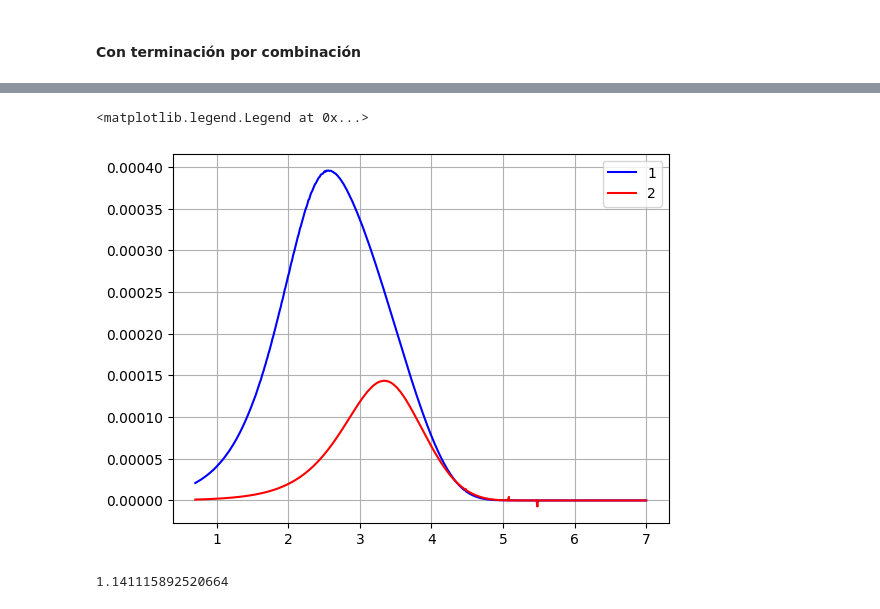
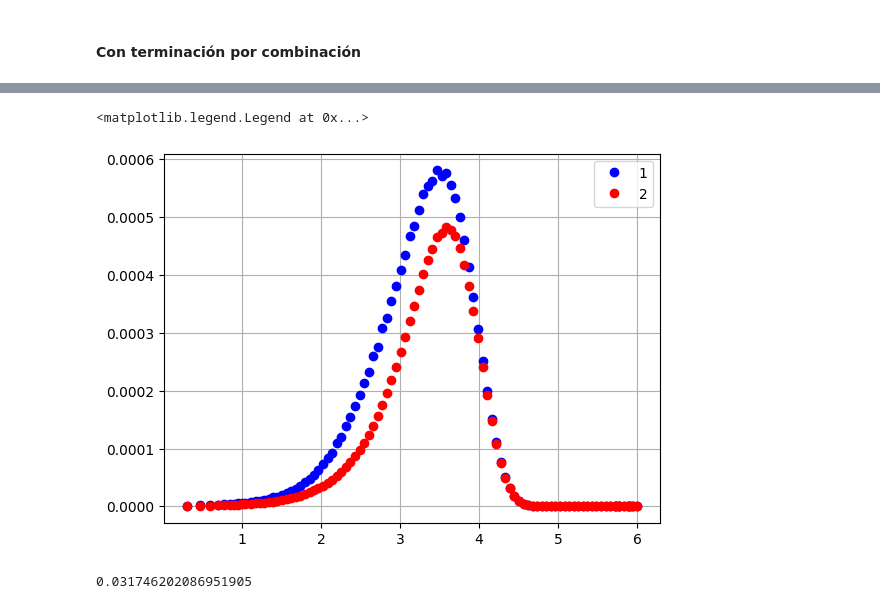
Before and after one commit to NicolasHeredia/KR_method, a Jupyter notebook: kr_second_test.ipynb, the cells around one changed output, grey strips where cells are left out. Saved outputs shown, nothing was run; the diff lists cells and outputs as text; code cells hidden in the pictures.

```diff
--- a/kr_second_test.ipynb
+++ b/kr_second_test.ipynb
@@ -164,3 +38,5 @@ for key in bi_dict:
+# %%
+ai_dict, bi_dict = ab_fraction(n)
 # %% [markdown]
 #### Con terminación por combinación
 # %%
@@ -173,8 +49,8 @@ def balances_KR(t, y):
     mu_0 = y[2]
     mu_1 = y[3]
     mu_2 = y[4]
-    Nrd = y[5:405]  # Radicales
-    Npd = y[405:805]  # Polímeros
+    Nrd = y[5:105]  # Radicales
+    Npd = y[105:205]  # Polímeros
 
     # Cálculo de momentos de los radicales
     L0 = lambda_0(I)
@@ -217,37 +93,34 @@ def balances_KR(t, y):
 
         # Solo calcular si hay datos en ai_idx
         if ai_idx is not None and len(ai_idx) > 0:
-            idx_0 = np.array(ai_idx[:, 0], dtype=int)  # Convertir la primera columna a int
-            idx_1 = np.array(ai_idx[:, 1], dtype=int)  # Convertir la segunda columna a int
-            coef = ai_idx[:, 2]  # La tercera columna sigue siendo flotante
+            ai_idx = np.array(ai_idx)  # Convertir a array solo una vez
+            idx_0, idx_1 = ai_idx[:, :2].astype(int).T  # Extraer y convertir las dos primeras columnas a int
+            coef = ai_idx[:, 2]  # La tercera columna sigue como flotante
 
             suma_1 = np.sum(coef * Nrd[idx_0] * Nrd[idx_1])
 
 
         # Solo calcular si hay datos en bi_idx
         if bi_idx is not None and len(bi_idx) > 0:
-            idx_0 = np.array(bi_idx[:, 0], dtype=int)  # Convertir la primera columna a int
-            idx_1 = np.array(bi_idx[:, 1], dtype=int)  # Convertir la segunda columna a int
-            coef = bi_idx[:, 2]  # La tercera columna sigue siendo flotante
+            bi_idx = np.array(bi_idx)  # Convertir a array solo una vez
+            idx_0, idx_1 = bi_idx[:, :2].astype(int).T  # Extraer y convertir las dos primeras columnas a int
+            coef = bi_idx[:, 2]  # La tercera columna sigue como flotante
 
             suma_2 = np.sum(coef * Nrd[idx_0] * Nrd[idx_1])
 
         # Ecuación diferencial
         dNpdt[idx] = (- kfp * L0 * n[idx] * Npd[idx]
                     + (kfm * M + ktd * L0 + kfp * mu_1) * Nrd[idx]
-                    + (ktc / 2) * (suma_1 + suma_2))
-
-    print(f"t = {t:.2f} y X = {(M0 - M) / M0:2f}")
-    print(f"mu1 = {mu_1:.2f}")
+                    + (ktc/2) * (suma_1 + suma_2))
 
     # Concatenación de derivadas
     return np.concatenate(([dIdt, dMdt, dmu_0dt, dmu_1dt, dmu_2dt], dNrdt, dNpdt))
 # %%
-y0 = np.zeros(805)
+y0 = np.zeros(205)
 y0[0] = I0
 y0[1] = M0
 
-time = [0, 3500]
+time = [0, 7500]
 t_get = [100, 1000, 3500, 10000, 15000, 40000, 60000, 71100, 90000]
 # %%
 sol = solve_ivp(
@@ -256,6 +129,6 @@ sol = solve_ivp(
       y0,
       #t_eval=t_get,
       method='LSODA',
-      #rtol=1e-04,
-      #atol=1e-06,
+      rtol=1e-08,
+      atol=1e-010,
       )
@@ -314,19 +165,19 @@ sol.t.shape
 # %%
 nlog = np.log10(n)
-pn1 = sol.y[405:805, 35] / (1/b_p)
-pn2 = sol.y[405:805, 20] / (1/b_p)
+pn1 = sol.y[105:205, 67] / (1/b_p)
+pn2 = sol.y[105:205, 40] / (1/b_p)
 
 pn1n = np.multiply(pn1, n)
 pn2n = np.multiply(pn2, n)
 
-plt.plot(nlog, pn1n, '-b', label='1')
-plt.plot(nlog, pn2n, '-r', label = '2')
+plt.plot(nlog, pn1n, 'ob', label='1')
+plt.plot(nlog, pn2n, 'or', label = '2')
 plt.grid()
 plt.legend()
 # %% [output]
 <matplotlib.legend.Legend at 0x...>
-[figure, old version]
+[figure, new version]
 # %%
-sol.y[1][34]
+sol.y[1][67]
 # %% [output]
-1.141115892520664
+0.031746202086951905
```
Also changed, not shown: parts of 17 cells of this notebook, 4 other files.
